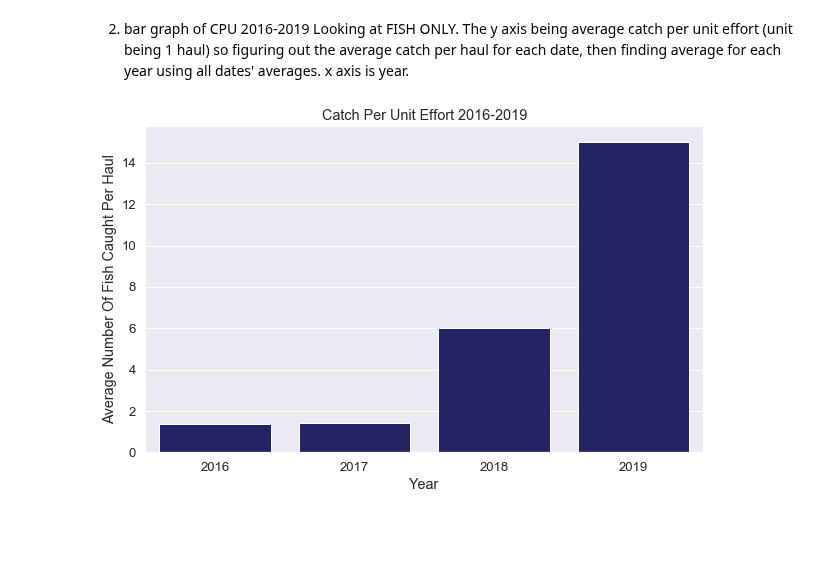
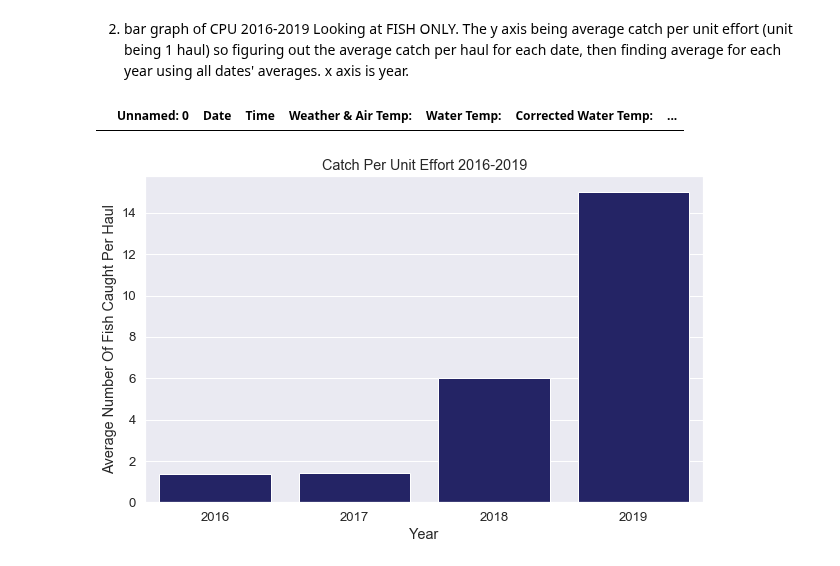
Before and after one commit to Shadhopson/Seining_Analysis, a Jupyter notebook: Untitled Folder 1/Untitled.ipynb, the cells around one changed output. Saved outputs shown, nothing was run; the diff lists cells and outputs as text; code cells hidden in the pictures; blank space fills up the shorter version.

```diff
--- a/Untitled Folder 1/Untitled.ipynb
+++ b/Untitled Folder 1/Untitled.ipynb
@@ -45,3 +47,7 @@ is_fish_dict = dict(zip(is_fish[0], is_fish[1]))
+# %%
+df[df['Grouped Corrected Common Name'] == 'unidentified comb jelly']
+# %% [output]
+|  | Unnamed: 0 | Date | Time | Weather & Air Temp: | Water Temp: | Corrected Water Temp: | ... |
 # %%
 df['is_fish'] = [is_fish_dict[x] for x in df['Grouped Corrected Common Name']]
 # %%
```
Also changed, not shown: parts of 9 cells of this notebook, 10 other files.
